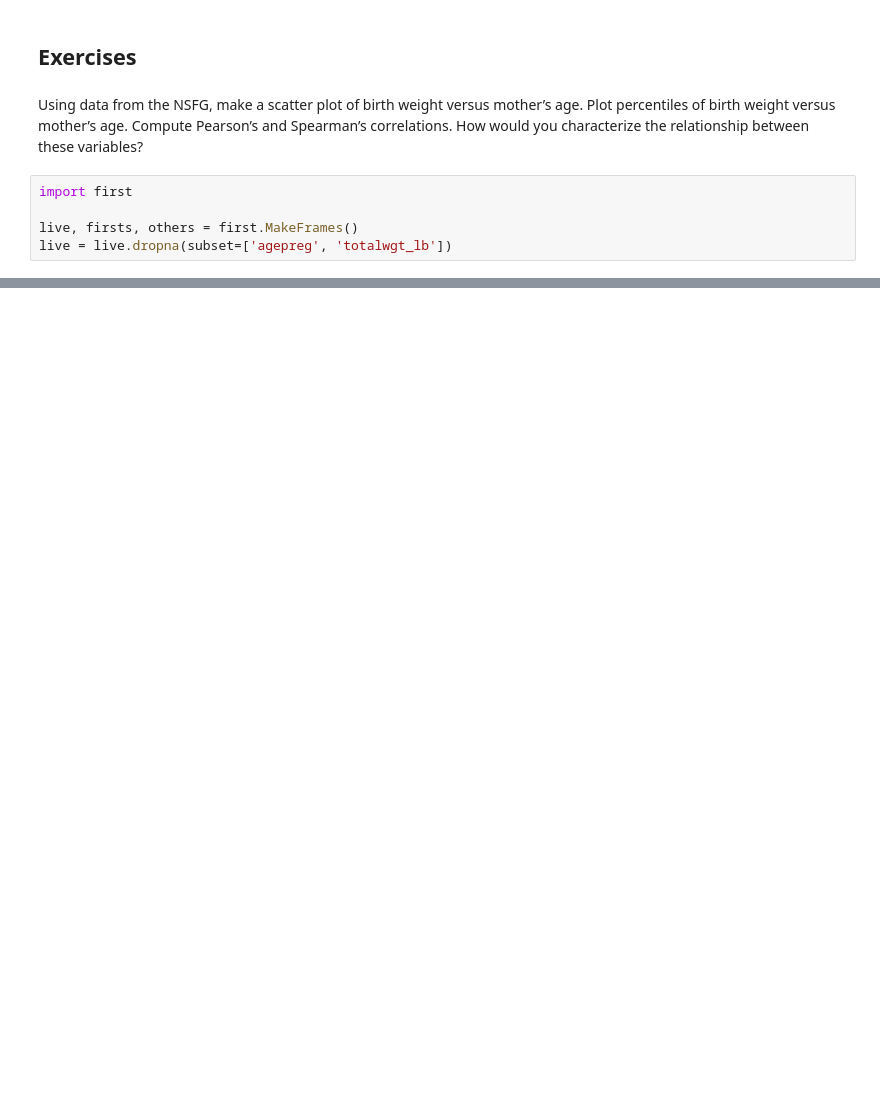
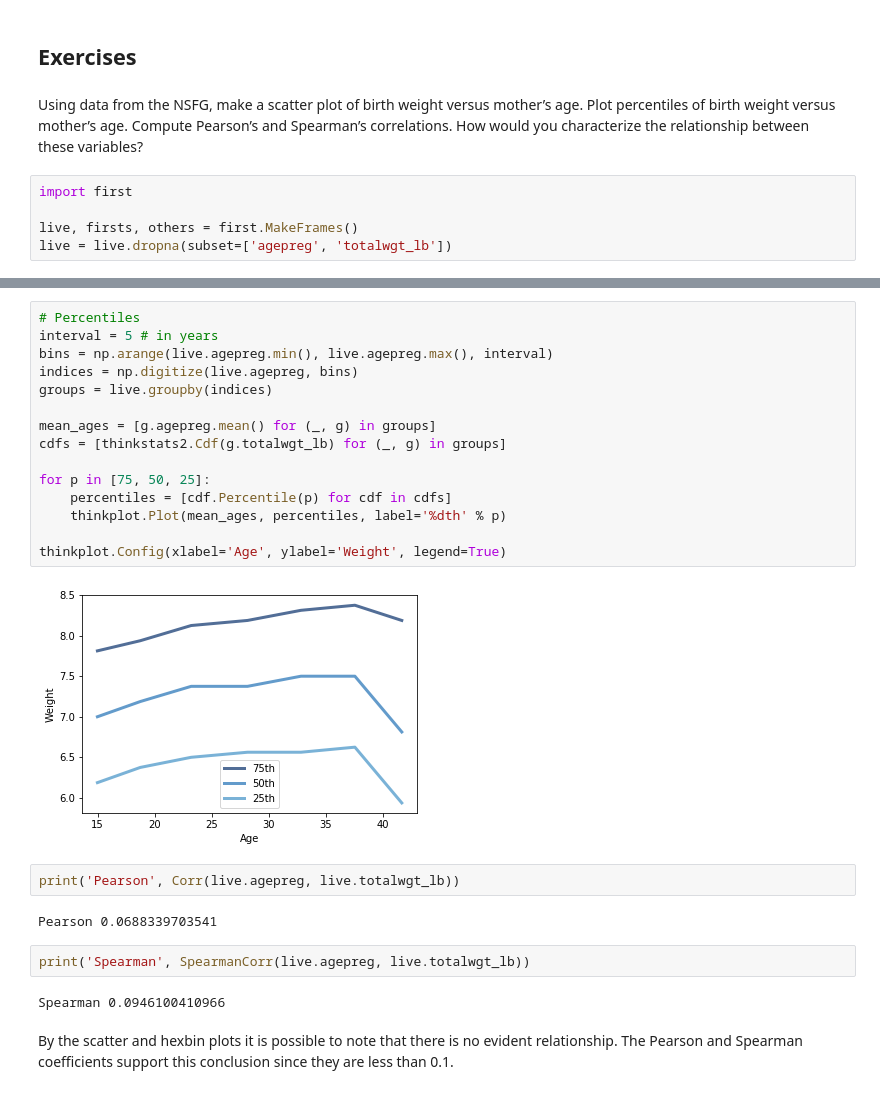
Before and after one commit to ejulio/ThinkStats2, a Jupyter notebook: code/chap07ex.ipynb, the cells around one changed output, grey strips where cells are left out. Saved outputs shown, nothing was run; the diff lists cells and outputs as text; blank space fills up the shorter version.

```diff
--- a/code/chap07ex.ipynb
+++ b/code/chap07ex.ipynb
@@ -306,0 +311,28 @@ live = live.dropna(subset=['agepreg', 'totalwgt_lb'])
+# %%
+# Percentiles
+interval = 5 # in years
+bins = np.arange(live.agepreg.min(), live.agepreg.max(), interval)
+indices = np.digitize(live.agepreg, bins)
+groups = live.groupby(indices)
+
+mean_ages = [g.agepreg.mean() for (_, g) in groups]
+cdfs = [thinkstats2.Cdf(g.totalwgt_lb) for (_, g) in groups]
+
+for p in [75, 50, 25]:
+    percentiles = [cdf.Percentile(p) for cdf in cdfs]
+    thinkplot.Plot(mean_ages, percentiles, label='%dth' % p)
+
+thinkplot.Config(xlabel='Age', ylabel='Weight', legend=True)
+# %% [output]
+[figure, added]
+# %%
+print('Pearson', Corr(live.agepreg, live.totalwgt_lb))
+# %% [output]
+Pearson 0.0688339703541
+# %%
+print('Spearman', SpearmanCorr(live.agepreg, live.totalwgt_lb))
+# %% [output]
+Spearman 0.0946100410966
+# %% [markdown]
+By the scatter and hexbin plots it is possible to note that there is no evident relationship.
+The Pearson and Spearman coefficients support this conclusion since they are less than 0.1.
```
Also changed, not shown: parts of 14 cells of this notebook.
